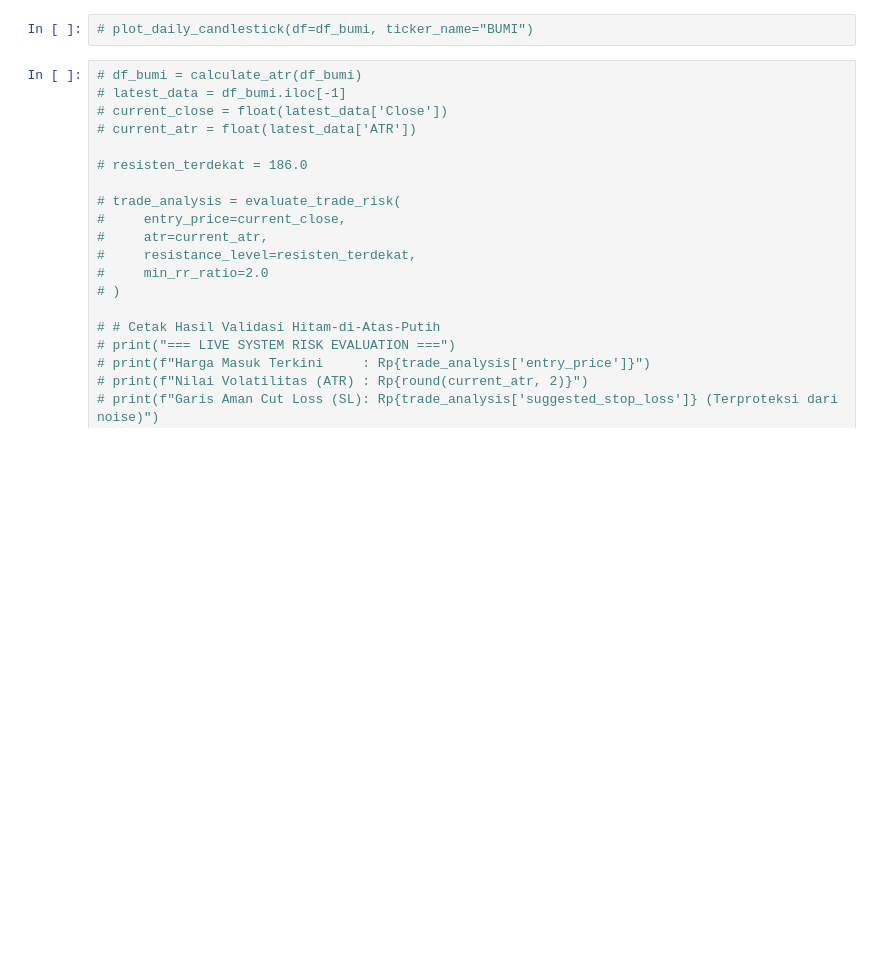
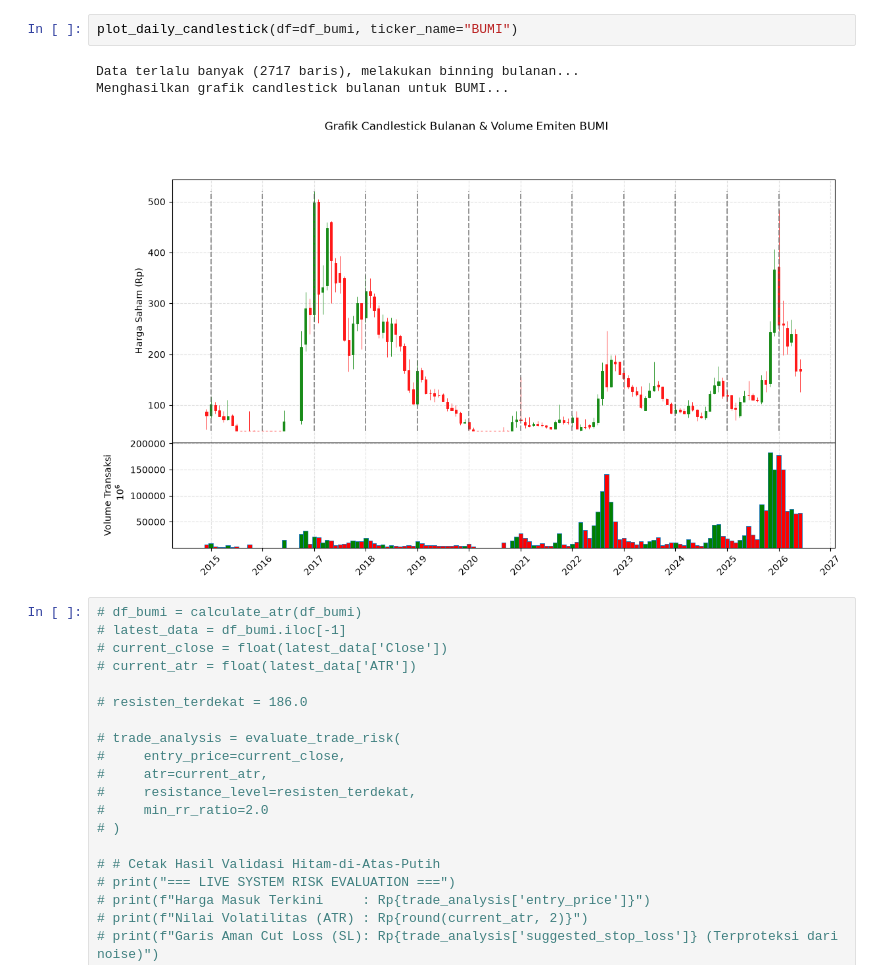
Before and after one commit to adilagagagah/stock-forecasting, a Jupyter notebook: notebook/main.ipynb, the cells around one changed output. Cells and saved outputs as stored; diff of their text form; blank space fills up the shorter version.

```diff
--- a/notebook/main.ipynb
+++ b/notebook/main.ipynb
@@ -46,5 +54,9 @@ Date
-# %%
-# plot_daily_candlestick(df=df_bumi, ticker_name="BUMI")
+# %%
+plot_daily_candlestick(df=df_bumi, ticker_name="BUMI")
+# %% [output]
+Data terlalu banyak (2717 baris), melakukan binning bulanan...
+Menghasilkan grafik candlestick bulanan untuk BUMI...
+[figure, added]
 # %%
 # df_bumi = calculate_atr(df_bumi)
 # latest_data = df_bumi.iloc[-1]
```
Also changed, not shown: parts of 9 cells of this notebook, 1 other file.
